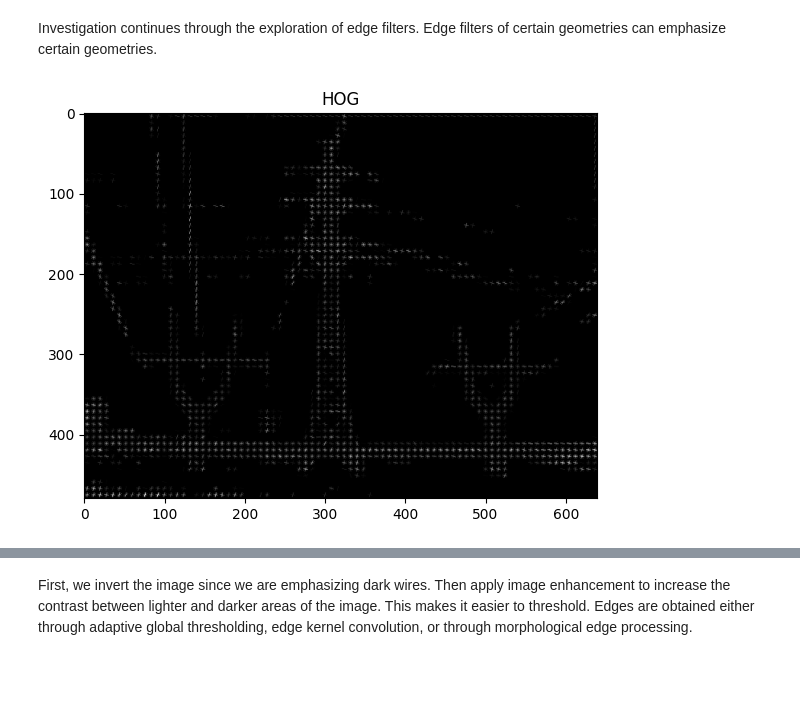
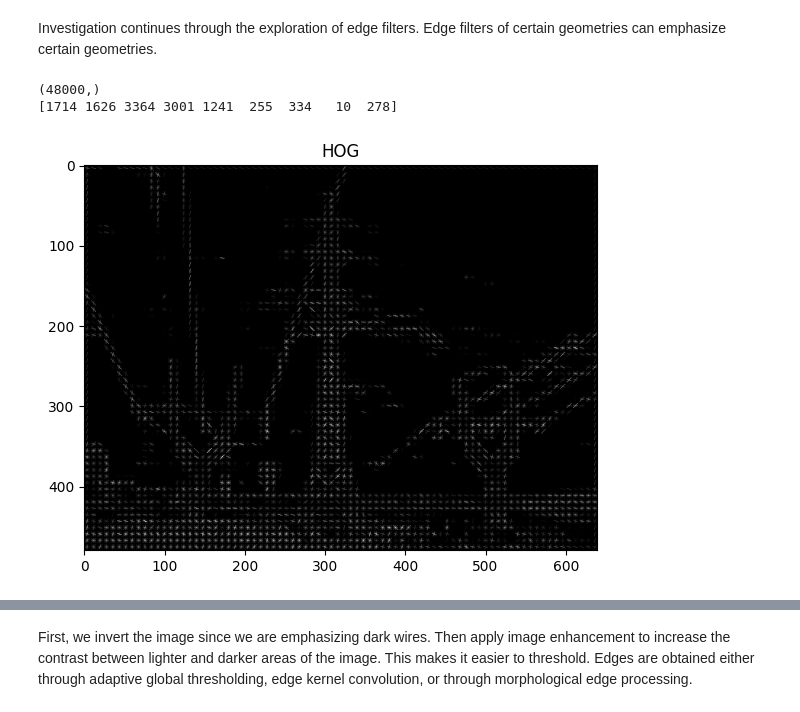
Before and after one commit to Mikerive/Color-Space, a Jupyter notebook: Power_Line_Project.ipynb, the cells around one changed output, grey strips where cells are left out. Saved outputs shown, nothing was run; the diff lists cells and outputs as text; code cells hidden in the pictures; blank space fills up the shorter version.

```diff
--- a/Power_Line_Project.ipynb
+++ b/Power_Line_Project.ipynb
@@ -89,11 +89,13 @@ Image Enhancement
 # %%
 folder_name = 'PowerLineProject/Picture1'
 
-inverted, inverted_path = ColorSpace('Image/PowerLineProject/TrainImages/9.jpg', folder_name, 'inverted').process(inversion())
-gray, inverted_path = ColorSpace(inverted_path, folder_name, 'gray').process(rgb_to_grayscale())
+_, inverted_path = ColorSpace('Image/PowerLineProject/TrainImages/6.jpg', folder_name, 'inverted').process(inversion())
+inverted, inverted_path = ColorSpace(inverted_path, folder_name, 'gray', plot = True, hist=True).process(rgb_to_grayscale())
+dilated, dilated_path = Processor(inverted_path, folder_name, 'Dilated', plot=True).process(Dilation(), np.full((3,3), 1))
+dilated, dilated_path = Processor(dilated_path, folder_name, 'Dilated', plot=True).process(Erosion(), np.full((3,3), 1))
 
-gamma, gamma_path = Filters(inverted_path, folder_name, '4', plot = True).process(gamma_correction(4))
-gamma1, gamma1_path = Filters(inverted_path, folder_name, ' ', plot = True).process(contrast_stretch())
-gamma2, gamma2_path = Filters(inverted_path, folder_name, ' ', plot = True).process(histogram_equalization())
+# gamma, gamma_path = Filters(inverted_path, folder_name, '4', plot = False).process(gamma_correction(4))
+# gamma1, gamma1_path = Filters(inverted_path, folder_name, ' ', plot = True).process(contrast_stretch())
+# gamma2, gamma2_path = Filters(inverted_path, folder_name, ' ', plot = True).process(histogram_equalization())
 # gpixel, gpixel_path = Segment(gamma_path, folder_name, 'gPixel', plot=True).process(Global_Threshold(80))
 # %% [output]
@@ -110,5 +110,5 @@ Segmentation Experimentation
 # %%
-sauvola, sauvola_path = Segment(gamma_path, folder_name, 'adaptive_threshold1').process(Pixel_Filter(3, 50, 'Sauvola'))
+sauvola, sauvola_path = Segment(dilated_path, folder_name, 'adaptive_threshold1').process(Pixel_Filter(3, 50, 'Sauvola'))
 #gt, gt_path = Segment(gamma_path, folder_name, 'adaptive_threshold1').process(Pixel_Filter(3, 50, 'Niblack'))
 # gt, gt_path = Segment(gamma_path, folder_name, 'adaptive_threshold1').process(Pixel_Filter(3, 50, 'Bernsen'))
 # %% [output]
@@ -118,7 +118,10 @@ sauvola, sauvola_path = Segment(gamma_path, folder_name, 'adaptive_threshold1').
 The Sauvola Segmentation method will be used to obtain the segmentation. This will be multiplied by the grayscale image to obtain
 the Segmented Gray Image.
 # %%
-seggrey = sauvola * gamma
+print(sauvola.shape)
+print(inverted.shape)
+
+seggrey = np.squeeze(sauvola) * inverted
 
 ImagePlotter(seggrey).plot_image('segmented_grey')
 # %% [output]
@@ -144,25 +149,33 @@ Investigation continues through the exploration of edge filters. Edge filters of
 # %%
 import cv2
 from skimage.feature import hog
 
 # mag = ImageMultiProcessor(diagonal1, diagonal2).process(Gradient_Magnitude())
 # dir = ImageMultiProcessor(diagonal1, diagonal2).process(Gradient_Direction())
 # ImagePlotter(mag).plot_image('magnitude')
 # ImagePlotter(dir).plot_image('direction')
 
 seggrey = np.squeeze(seggrey)
 
 # # # Set the new dimension
 # dim = (512, 512) # width, height
 
 # # # Resize the image
 # seggrey = cv2.resize(seggrey, dim, interpolation=cv2.INTER_AREA)
 
 
-fd, hog_image = hog(seggrey, orientations=8, pixels_per_cell=(8, 8),
-                    cells_per_block=(1, 1), visualize=True)
+fd, hog_image = hog(seggrey, orientations=10, pixels_per_cell=(8, 8),
+                    cells_per_block=(1, 1), visualize = True)
+
+print(np.array(fd).shape)
+
+# Compute the HOG histogram
+hist, bin_edges = np.histogram(fd.ravel(), bins=10)
+print(hist[1:])
 
 ImagePlotter(hog_image).plot_image('HOG')
 # %% [output]
+(48000,)
+[1714 1626 3364 3001 1241  255  334   10  278]
-[figure, old version]
+[figure, new version]
 # %%
```
Also changed, not shown: parts of 16 cells of this notebook, 14 other files.
